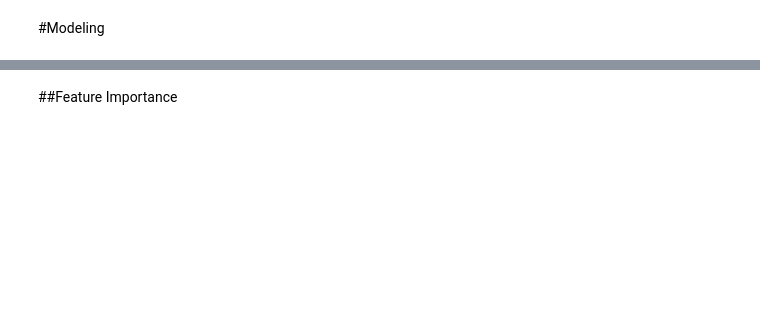
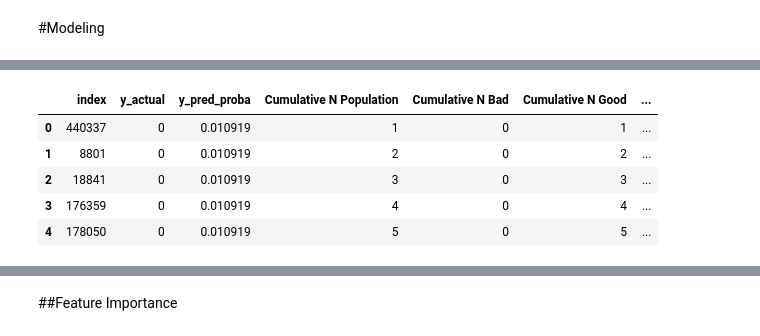
Before and after one commit to W5Wesley/CreditRisk, a Jupyter notebook: Credit_Risk_LCDataDictionary.ipynb, the cells around one changed output, grey strips where cells are left out. Cells and saved outputs as stored; diff of their text form; code cells hidden in the pictures; blank space fills up the shorter version.

```diff
--- a/Credit_Risk_LCDataDictionary.ipynb
+++ b/Credit_Risk_LCDataDictionary.ipynb
@@ -459,0 +445,9 @@ Model able to detect Credit risk with accuracy 64% and recall 62% for good label
+# %%
+df_actual_predicted.head()
+# %% [output]
+|  | index | y_actual | y_pred_proba | Cumulative N Population | Cumulative N Bad | Cumulative N Good | ... |
+| 0 | 440337 | 0 | 0.010919 | 1 | 0 | 1 | ... |
+| 1 | 8801 | 0 | 0.010919 | 2 | 0 | 2 | ... |
+| 2 | 18841 | 0 | 0.010919 | 3 | 0 | 3 | ... |
+| 3 | 176359 | 0 | 0.010919 | 4 | 0 | 4 | ... |
+| 4 | 178050 | 0 | 0.010919 | 5 | 0 | 5 | ... |
```
Also changed, not shown: parts of 23 cells of this notebook.
